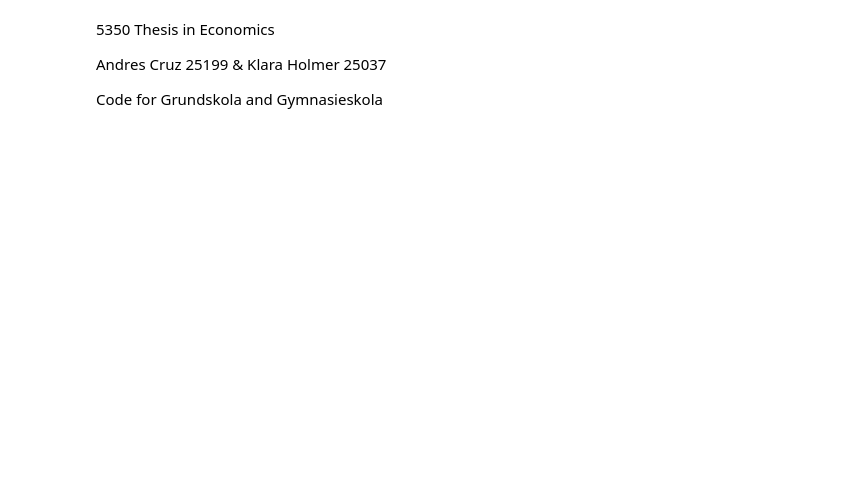
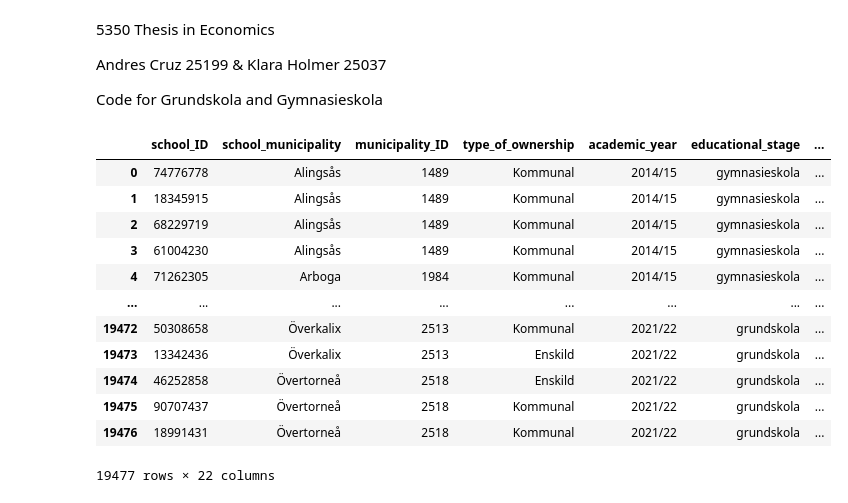
Before and after one commit to andrescruzsanchez/5350-Thesis-in-Economics, a Jupyter notebook: Code/Python/school_data_preparation.ipynb, the cells around one changed output. Saved outputs shown, nothing was run; the diff lists cells and outputs as text; code cells hidden in the pictures; blank space fills up the shorter version.

```diff
--- a/Code/school_data_preparation.ipynb
+++ b/Code/Python/school_data_preparation.ipynb
@@ -74,33 +76,48 @@ new_names = [
     'school_county',        # Column 5 Län name
     'municipality_ID',      # Column 6 Kommun code
     'school_municipality',  # Column 7 Kommun name
     'area_code',            # Column 8 ISO 3166-3 Area code
     'type',                 # Column 9 Type
     ]
 
 # List of new names
 columns_to_drop = [
     'geo_point',            # Column 1 Geo Point
     'geo_shape',            # Column 2 Geo Shape
     'year',                 # Column 3 Year
     'area_code',            # Column 8 ISO 3166-3 Area code
     'type',                 # Column 9 Type
     ]
 
 # Applying the new names
 kommun_data.columns = new_names
 
 # Drop the specified columns
 kommun_data.drop(columns=columns_to_drop, axis=1, inplace=True)
 
 # Define the join keys
 join_keys = ['school_municipality', 'municipality_ID']
 
 # Apply merging and store the results back in the list
 dataframes = [pd.merge(df, kommun_data, on=join_keys, how='left') for df in dataframes]
 
 # Unpacking the list
 school_data_english, school_data_mathematics, school_data_swedish = dataframes
+school_data_english
+# %% [output]
+|  | school_ID | school_municipality | municipality_ID | type_of_ownership | academic_year | educational_stage | ... |
+| 0 | 74776778 | Alingsås | 1489 | Kommunal | 2014/15 | gymnasieskola | ... |
+| 1 | 18345915 | Alingsås | 1489 | Kommunal | 2014/15 | gymnasieskola | ... |
+| 2 | 68229719 | Alingsås | 1489 | Kommunal | 2014/15 | gymnasieskola | ... |
+| 3 | 61004230 | Alingsås | 1489 | Kommunal | 2014/15 | gymnasieskola | ... |
+| 4 | 71262305 | Arboga | 1984 | Kommunal | 2014/15 | gymnasieskola | ... |
+| ... | ... | ... | ... | ... | ... | ... | ... |
+| 19472 | 50308658 | Överkalix | 2513 | Kommunal | 2021/22 | grundskola | ... |
+| 19473 | 13342436 | Överkalix | 2513 | Enskild | 2021/22 | grundskola | ... |
+| 19474 | 46252858 | Övertorneå | 2518 | Enskild | 2021/22 | grundskola | ... |
+| 19475 | 90707437 | Övertorneå | 2518 | Kommunal | 2021/22 | grundskola | ... |
+| 19476 | 18991431 | Övertorneå | 2518 | Kommunal | 2021/22 | grundskola | ... |
+19477 rows × 22 columns
 # %%
 # Step 3 - Exporting
 
```
Also changed, not shown: parts of 2 cells of this notebook, 55 other files.
